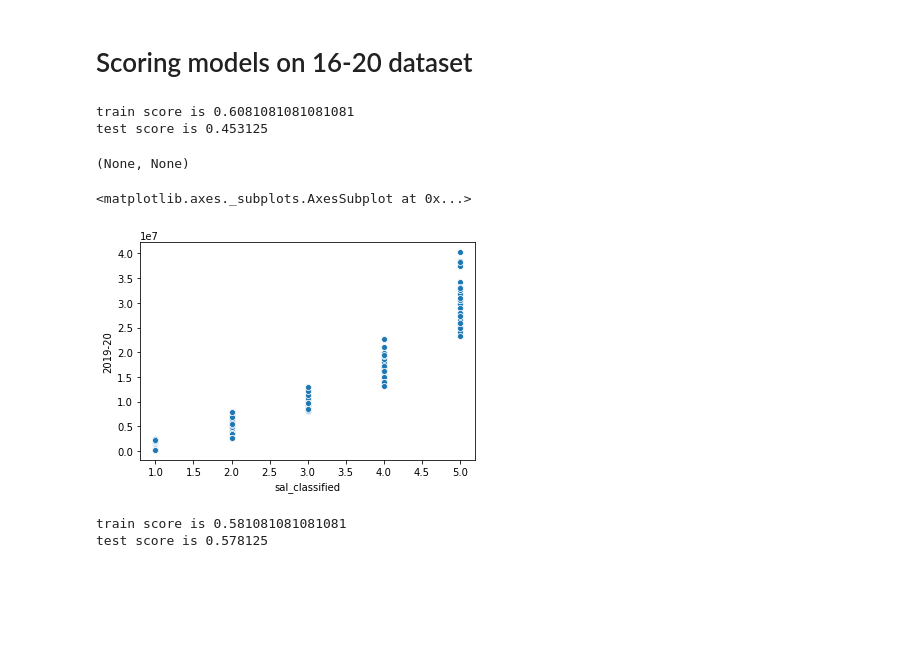
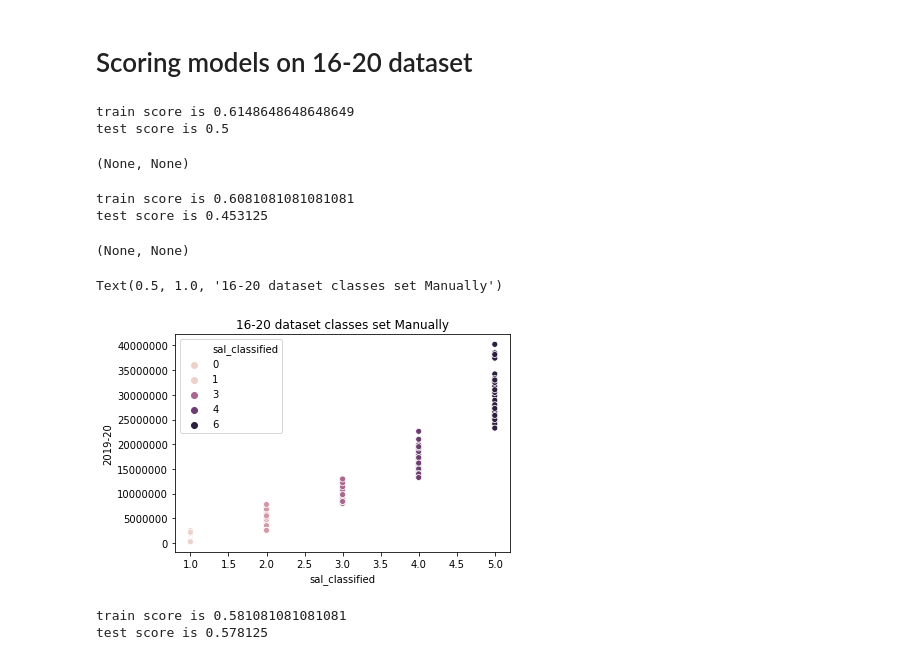
Before and after one commit to dkeyer/NBA_salary_predictor, a Jupyter notebook: 4.Classification_Modeling.ipynb, the cells around one changed output. Saved outputs shown, nothing was run; the diff lists cells and outputs as text; code cells hidden in the pictures; blank space fills up the shorter version.

Commit message:
Classification Models notebook

```diff
--- a/4.Classification_Modeling.ipynb
+++ b/4.Classification_Modeling.ipynb
@@ -314,5 +256,12 @@ def fit_models_and_score(model, feature_list, target, ts):
 # %% [markdown]
 # Scoring models on 16-20 dataset
+# %%
+fit_models_and_score(logreg, sixteen_to_twenty_with_sal.drop(['sal_classified', 'Rk', '2019-20', 'Tm', 'Pos', 'Season', 'Player'], axis=1), sixteen_to_twenty_with_sal['sal_classified'], 0.30)
+#Baseline model
+# %% [output]
+train score is 0.6148648648648649
+test score is 0.5
+(None, None)
 # %%
 fit_models_and_score(knnc, sixteen_to_twenty_with_sal[['Age', 'PTS', 'FGA', 'TRB', 'GS', 'FT', 'TOV', '3P', 'MP', '2P']], sixteen_to_twenty_with_sal['sal_classified'], 0.30)
 #K nearest neighbors model
@@ -321,9 +270,11 @@ train score is 0.6081081081081081
 test score is 0.453125
 (None, None)
 # %%
-sns.scatterplot(data=sixteen_to_twenty_with_sal, x='sal_classified', y='2019-20')
+g = sns.scatterplot(data=sixteen_to_twenty_with_sal, x='sal_classified', y='2019-20', hue='sal_classified')
+g.ticklabel_format(style='plain')
+g.set_title('16-20 dataset classes set Manually')
 # %% [output]
-<matplotlib.axes._subplots.AxesSubplot at 0x...>
+Text(0.5, 1.0, '16-20 dataset classes set Manually')
-[figure, old version]
+[figure, new version]
 # %%
 fit_models_and_score(logreg, sixteen_to_twenty_with_sal[['Age', 'PTS', 'FGA', 'TRB', 'STL', '3P', 'GS', 'FT']], sixteen_to_twenty_with_sal['sal_classified'], 0.30)
```
Also changed, not shown: parts of 45 cells of this notebook.
